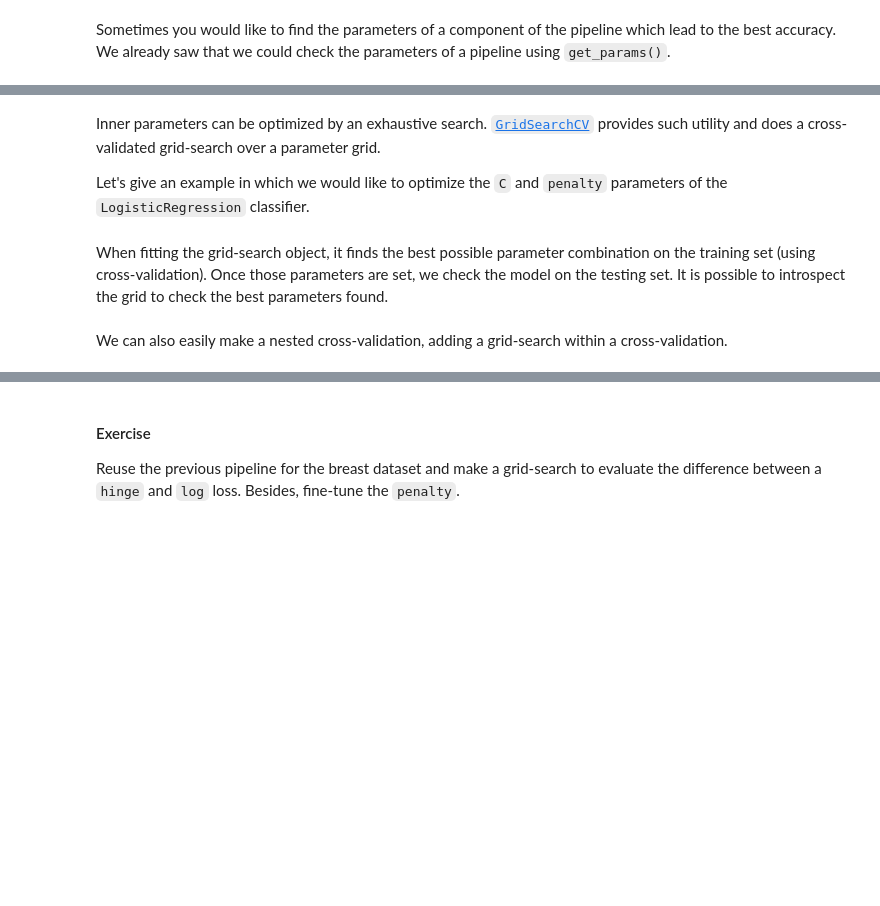
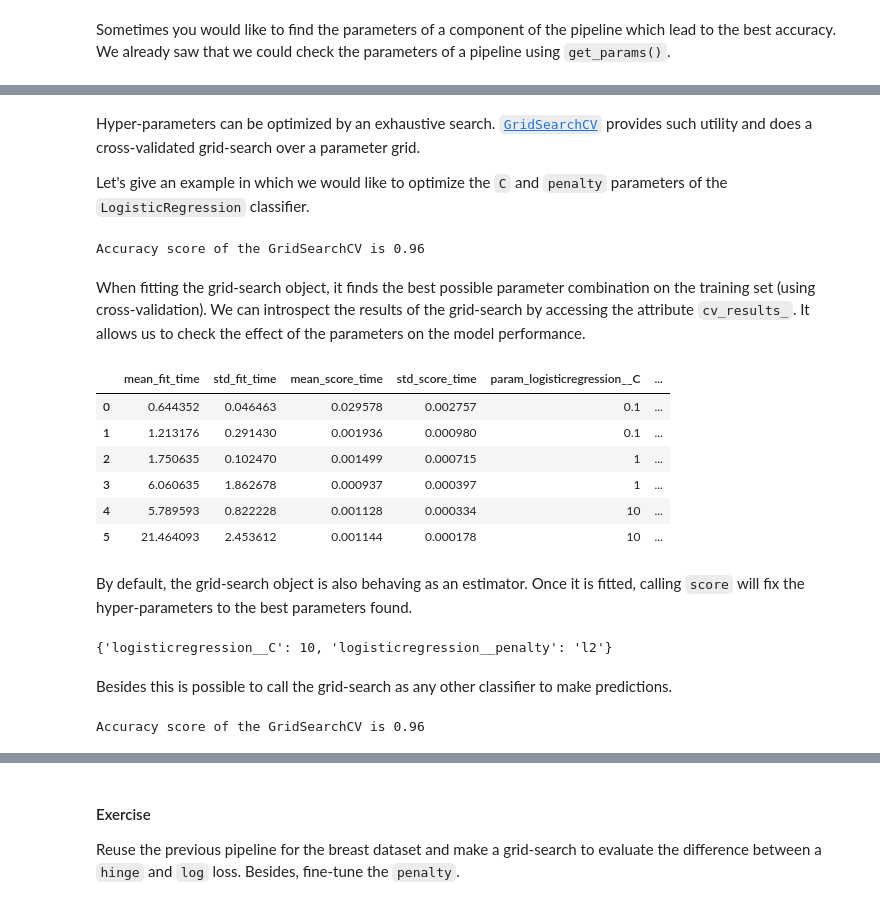
Before and after one commit to glemaitre/pyparis-2018-sklearn, a Jupyter notebook: notebook.ipynb, the cells around one changed output, grey strips where cells are left out. Cells and saved outputs as stored; diff of their text form; code cells hidden in the pictures; blank space fills up the shorter version.

```diff
--- a/notebook.ipynb
+++ b/notebook.ipynb
@@ -192,5 +252,5 @@ pipe.get_params()
 # %% [markdown]
-Inner parameters can be optimized by an exhaustive search. [`GridSearchCV`](https://scikit-learn.org/stable/modules/generated/sklearn.model_selection.GridSearchCV.html) provides such utility and does a cross-validated grid-search over a parameter grid.
+Hyper-parameters can be optimized by an exhaustive search. [`GridSearchCV`](https://scikit-learn.org/stable/modules/generated/sklearn.model_selection.GridSearchCV.html) provides such utility and does a cross-validated grid-search over a parameter grid.
 
 Let's give an example in which we would like to optimize the `C` and `penalty` parameters of the `LogisticRegression` classifier.
 # %%
@@ -201,13 +261,33 @@ pipe = make_pipeline(MinMaxScaler(),
                                         random_state=42, max_iter=5000))
 param_grid = {'logisticregression__C': [0.1, 1.0, 10],
               'logisticregression__penalty': ['l2', 'l1']}
-grid = GridSearchCV(pipe, param_grid=param_grid, cv=3, n_jobs=-1)
+grid = GridSearchCV(pipe, param_grid=param_grid, cv=3, n_jobs=-1, return_train_score=True)
 grid.fit(X_train, y_train)
-accuracy = grid.score(X_test, y_test)
-print('Accuracy score of the {} is {:.2f}'.format(grid.__class__.__name__, accuracy))
+# %% [output]
+Accuracy score of the GridSearchCV is 0.96
 # %% [markdown]
-When fitting the grid-search object, it finds the best possible parameter combination on the training set (using cross-validation). Once those parameters are set, we check the model on the testing set. It is possible to introspect the grid to check the best parameters found.
+When fitting the grid-search object, it finds the best possible parameter combination on the training set (using cross-validation). We can introspect the results of the grid-search by accessing the attribute `cv_results_`. It allows us to check the effect of the parameters on the model performance.
+# %%
+df_grid = pd.DataFrame(grid.cv_results_)
+df_grid
+# %% [output]
+|  | mean_fit_time | std_fit_time | mean_score_time | std_score_time | param_logisticregression__C | ... |
+| 0 | 0.644352 | 0.046463 | 0.029578 | 0.002757 | 0.1 | ... |
+| 1 | 1.213176 | 0.291430 | 0.001936 | 0.000980 | 0.1 | ... |
+| 2 | 1.750635 | 0.102470 | 0.001499 | 0.000715 | 1 | ... |
+| 3 | 6.060635 | 1.862678 | 0.000937 | 0.000397 | 1 | ... |
+| 4 | 5.789593 | 0.822228 | 0.001128 | 0.000334 | 10 | ... |
+| 5 | 21.464093 | 2.453612 | 0.001144 | 0.000178 | 10 | ... |
+# %% [markdown]
+By default, the grid-search object is also behaving as an estimator. Once it is fitted, calling `score` will fix the hyper-parameters to the best parameters found.
 # %%
 grid.best_params_
+# %% [output]
+{'logisticregression__C': 10, 'logisticregression__penalty': 'l2'}
-# %% [markdown]
-We can also easily make a nested cross-validation, adding a grid-search within a cross-validation.
+# %% [markdown]
+Besides this is possible to call the grid-search as any other classifier to make predictions.
+# %%
+accuracy = grid.score(X_test, y_test)
+print('Accuracy score of the {} is {:.2f}'.format(grid.__class__.__name__, accuracy))
+# %% [output]
+Accuracy score of the GridSearchCV is 0.96
```
Also changed, not shown: parts of 39 cells of this notebook.
